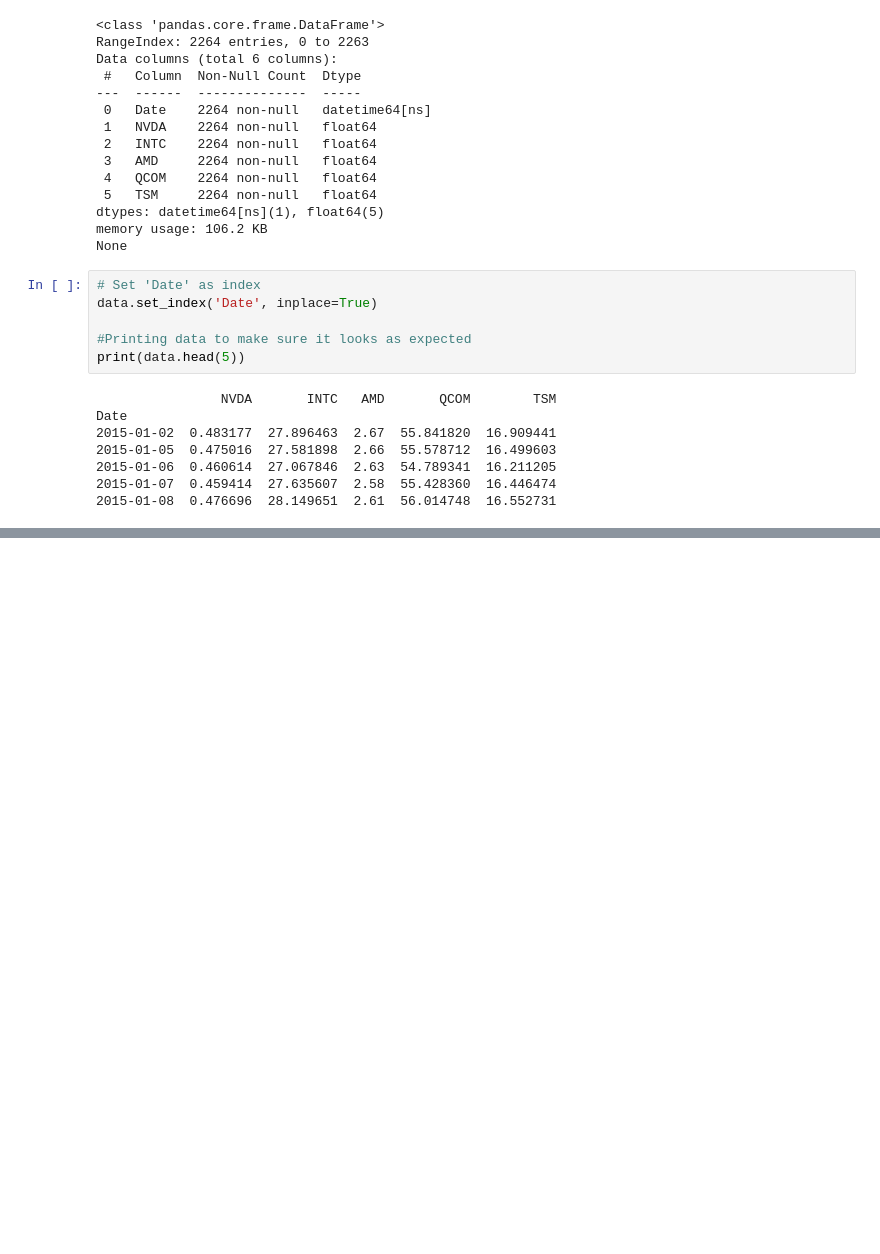
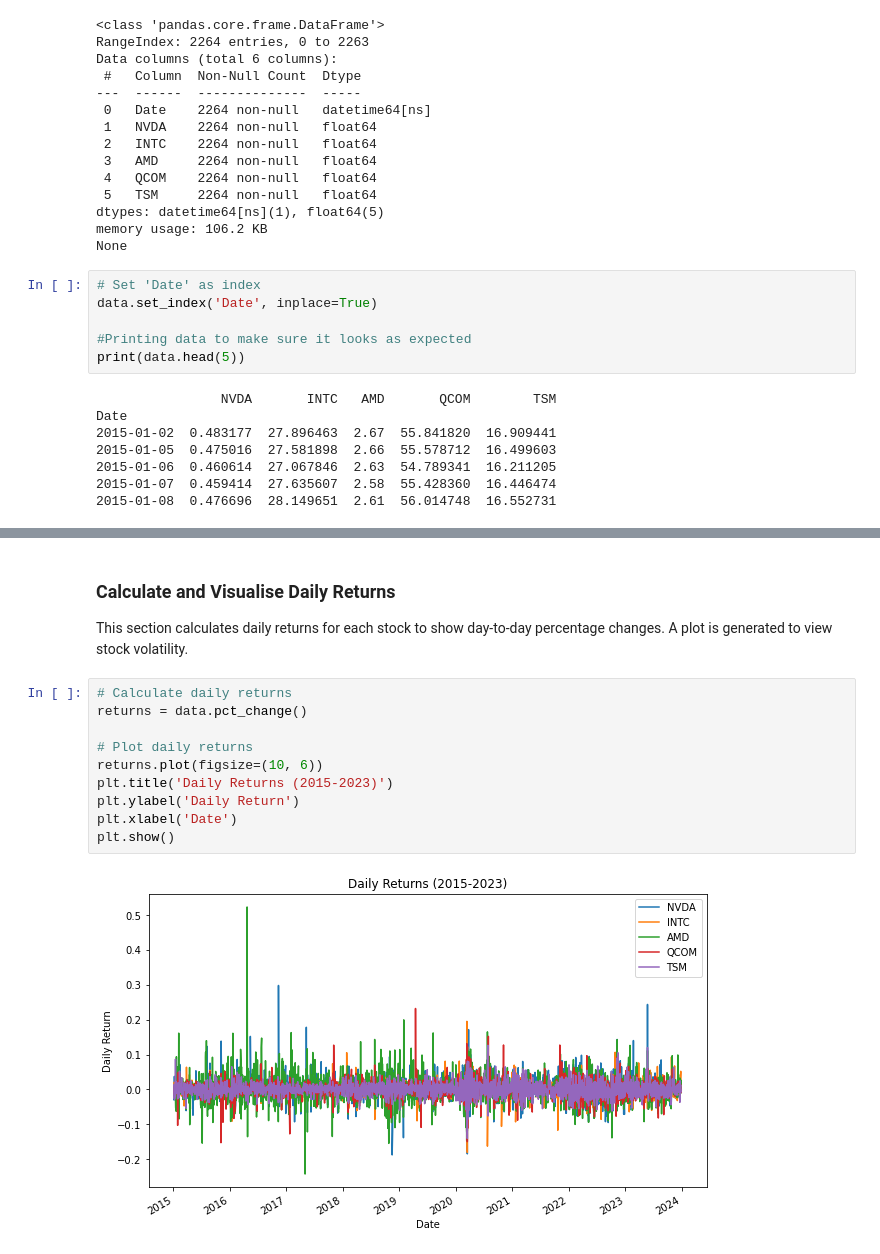
Before and after one commit to xintamosaik/Semiconductor_Stock_Analysis, a Jupyter notebook: semiconductor_stock_analysis_2015_2023.ipynb, the cells around one changed output, grey strips where cells are left out. Cells and saved outputs as stored; diff of their text form; blank space fills up the shorter version.

```diff
--- a/semiconductor_stock_analysis_2015_2023.ipynb
+++ b/semiconductor_stock_analysis_2015_2023.ipynb
@@ -98,0 +112,16 @@ Date
+# %% [markdown]
+### Calculate and Visualise Daily Returns
+
+This section calculates daily returns for each stock to show day-to-day percentage changes. A plot is generated to view stock volatility.
+# %%
+# Calculate daily returns
+returns = data.pct_change()
+
+# Plot daily returns
+returns.plot(figsize=(10, 6))
+plt.title('Daily Returns (2015-2023)')
+plt.ylabel('Daily Return')
+plt.xlabel('Date')
+plt.show()
+# %% [output]
+[figure, added]
```
Also changed, not shown: parts of 10 cells of this notebook.
